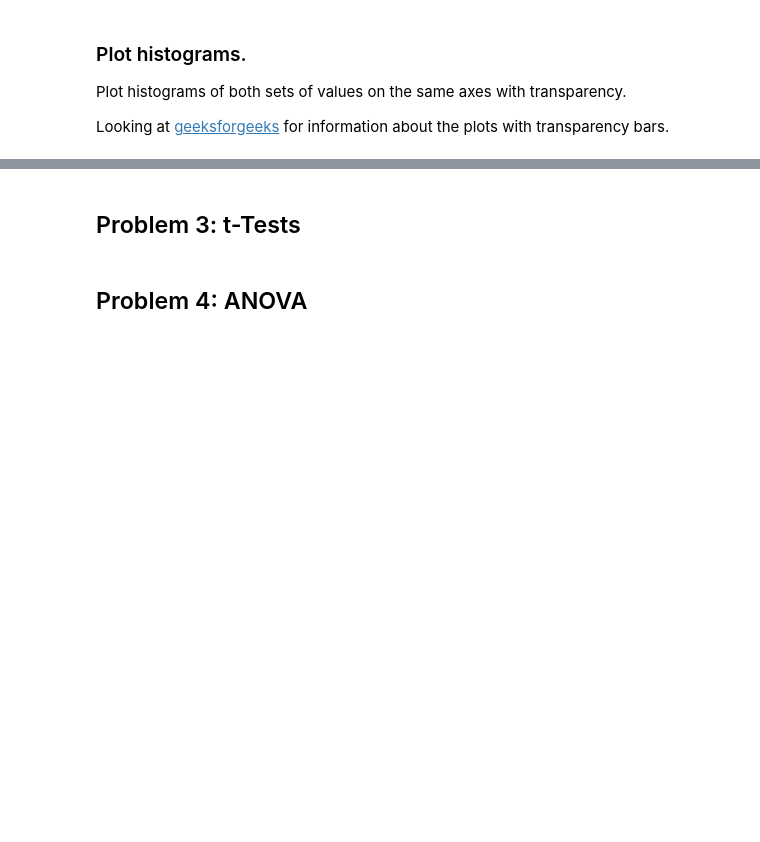
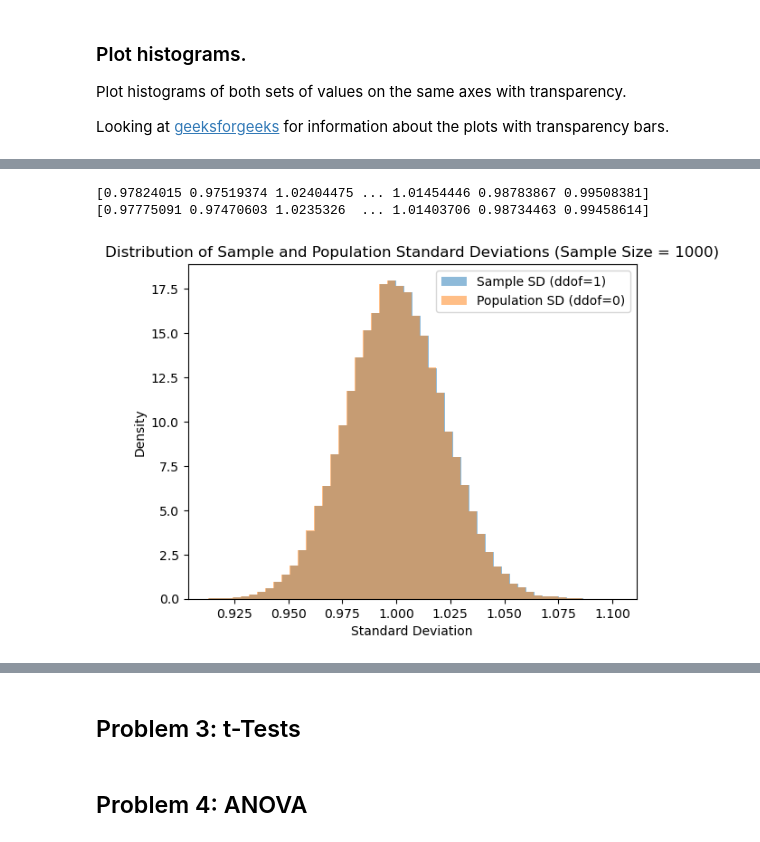
Before and after one commit to Jennyicano/applied-statistics, a Jupyter notebook: problems.ipynb, the cells around one changed output, grey strips where cells are left out. Saved outputs shown, nothing was run; the diff lists cells and outputs as text; code cells hidden in the pictures; blank space fills up the shorter version.

```diff
--- a/problems.ipynb
+++ b/problems.ipynb
@@ -395,0 +451,24 @@ making some changes in in the notebook, as there is an error in github saying in
+# %%
+# plotting the impact of increasing sample size on the distributions of sample and population standard deviations by 100.
+n_samples = 100000
+sample_size = 1000
+samples = generate_samples(n_samples, sample_size)
+# Compute sample SD (ddof=1) and population SD (ddof=0)
+sample_std = np.std(samples, axis=1, ddof=1)
+population_std = np.std(samples, axis=1, ddof=0)
+print(sample_std)
+print(population_std)
+
+#plot histograms of the two standard deviations
+fig, ax = plt.subplots()
+ax.hist(sample_std, bins=50, alpha=0.5, label='Sample SD (ddof=1)', density=True)
+ax.hist(population_std, bins=50, alpha=0.5, label='Population SD (ddof=0)', density=True)
+ax.set_title('Distribution of Sample and Population Standard Deviations (Sample Size = 1000)')
+ax.set_xlabel('Standard Deviation')
+ax.set_ylabel('Density')
+ax.legend()
+plt.show()
+# %% [output]
+[0.97824015 0.97519374 1.02404475 ... 1.01454446 0.98783867 0.99508381]
+[0.97775091 0.97470603 1.0235326  ... 1.01403706 0.98734463 0.99458614]
+[figure, added]
```
Also changed, not shown: parts of 15 cells of this notebook.
